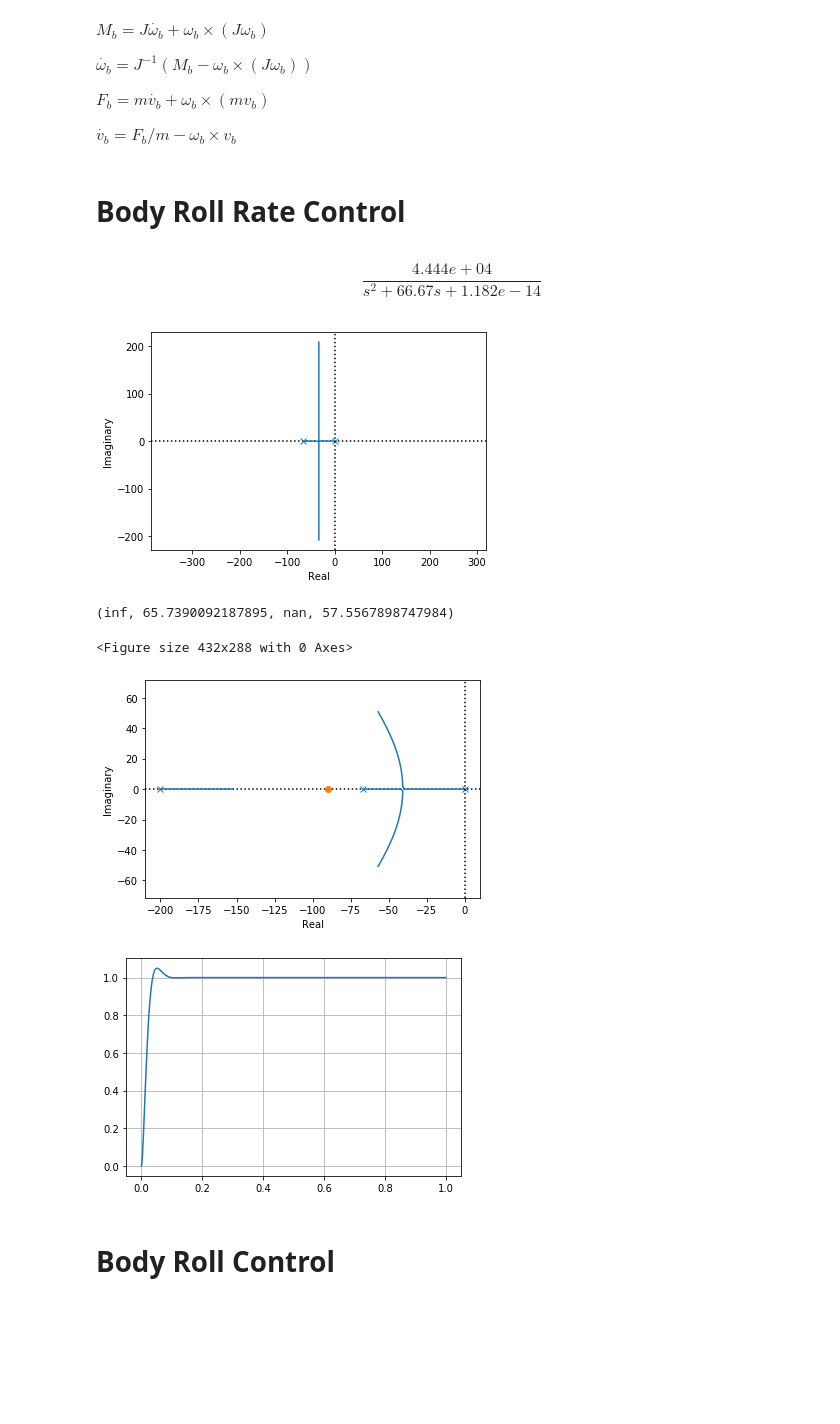
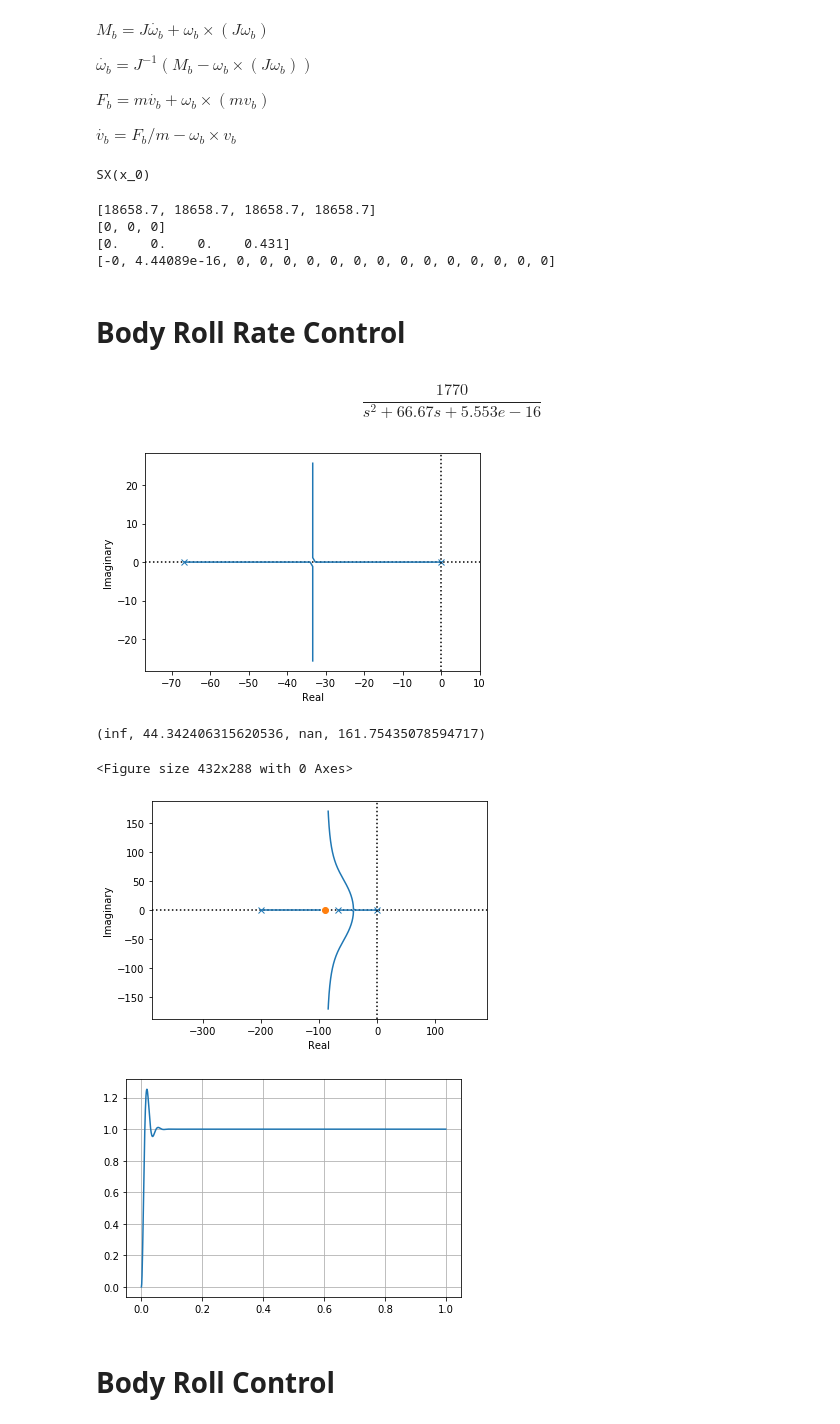
Before and after one commit to jgoppert/aae497-f19, a Jupyter notebook: lectures/10-Multirotor.ipynb, the cells around one changed output. Saved outputs shown, nothing was run; the diff lists cells and outputs as text; code cells hidden in the pictures; blank space fills up the shorter version.

```diff
--- a/lectures/10-Multirotor.ipynb
+++ b/lectures/10-Multirotor.ipynb
@@ -143,0 +21,27 @@ u_id = model['u_id']
+# %%
+class NamedSXVect(ca.SX):
+
+    def __init__(self, symbols, names):
+        super().__init__(symbols)
+        self.names = names
+        self.index = {}
+        for i in range(len(self.names)):
+            self.index[self.names[i]] = i
+
+    @classmethod
+    def from_string(cls, names):
+        names = [name.strip() for name in names.split(',')]
+        symbols = ca.vertcat(*[ca.SX.sym(name) for name in names])
+        return cls(symbols, names)
+
+    def __getitem__(self, key):
+        if isinstance(key, int):
+            return super().__getitem__(key)
+        else:
+            return super().__getitem__(self.index[key])
+
+sym = ca.SX.sym('x', 3)
+named_sym = NamedSXVect(sym, ['a', 'b', 'c'])
+named_sym['a']
+# %% [output]
+SX(x_0)
@@ -144,34 +176,49 @@ u_id = model['u_id']
+# %%
+model = quadrotor_model()
+x0, u0, p0 = trim_hover(model)
+f = model['forces'](x0,u0,p0)
+q = model['q_vect'](x0,u0,p0)
+print(q)
+print(f)
+print(u0)
+print(model['rhs'](x0,u0,p0))
+sys = linearize(model, x0, u0, p0)
+# %% [output]
+[18658.7, 18658.7, 18658.7, 18658.7]
+[0, 0, 0]
+[0.    0.    0.    0.431]
+[-0, 4.44089e-16, 0, 0, 0, 0, 0, 0, 0, 0, 0, 0, 0, 0, 0, 0]
 # %% [markdown]
 # Body Roll Rate Control
 # %%
-G_roll_rate = control.ss2tf(sys[y_id['P'], u_id['u_roll']])
+G_roll_rate = control.ss2tf(sys[model['y'].index['P'], model['u'].index['u_roll']])
 control.rlocus(G_roll_rate, kvect=np.linspace(0, 1, 1000));
 plt.axis('equal')
 G_roll_rate
 # %% [output]
-$$\frac{4.444e+04}{s^2 + 66.67 s + 1.182e-14}$$
+$$\frac{1770}{s^2 + 66.67 s + 5.553e-16}$$
-[figure, old version]
+[figure, new version]
 # %%
 s = control.tf([1, 0], [0, 1])
-H_roll_rate = 0.1*(s/90+1)/(s/200 + 1)
+H_roll_rate = 10*(s/90+1)/(s/200 + 1)
 Go_roll_rate = G_roll_rate*H_roll_rate
 print(control.margin(Go_roll_rate))
 
 plt.figure()
 control.rlocus(Go_roll_rate, kvect=np.linspace(0, 1, 1000));
 plt.axis('equal')
 
 Gc_roll_rate = control.feedback(Go_roll_rate)
 
 plt.figure()
 t, y = control.step_response(Gc_roll_rate, T=np.linspace(0, 1, 1000))
 plt.plot(t, y)
 plt.grid()
 # %% [output]
-(inf, 65.7390092187895, nan, 57.5567898747984)
+(inf, 44.342406315620536, nan, 161.75435078594717)
 <Figure size 432x288 with 0 Axes>
-[figure, old version]
+[figure, new version]
-[figure, old version]
+[figure, new version]
 # %% [markdown]
 # Body Roll Control
 # %%
```
Also changed, not shown: parts of 17 cells of this notebook, 1 other file.
